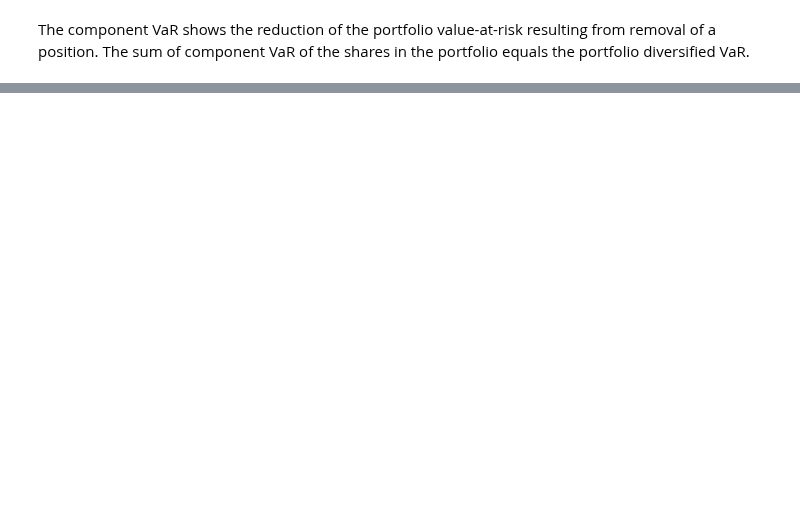
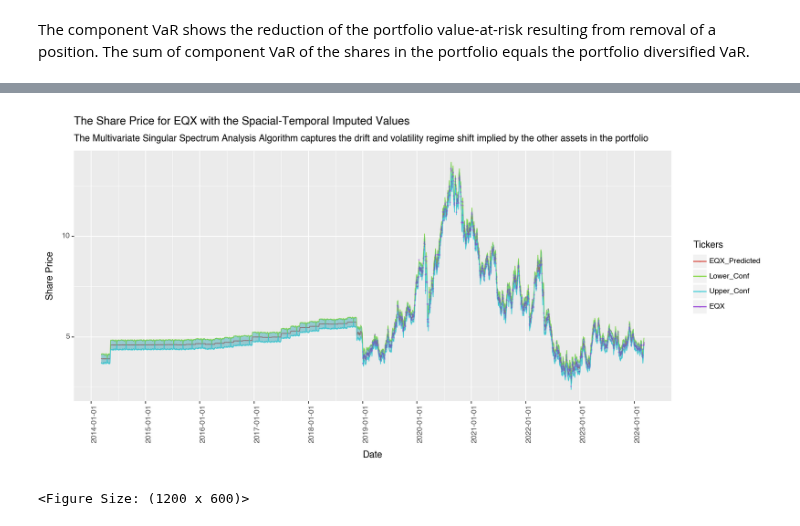
Before and after one commit to tomiadewusi/Case-Study, a Jupyter notebook: caseStudy2.ipynb, the cells around one changed output, grey strips where cells are left out. Saved outputs shown, nothing was run; the diff lists cells and outputs as text; code cells hidden in the pictures; blank space fills up the shorter version.

```diff
--- a/caseStudy2.ipynb
+++ b/caseStudy2.ipynb
@@ -60,9 +58,6 @@ makeTimeSeriesPlot(title,makeLongTimeSeriesDf(dataLookbackFull))
 # an autoregressive process via transformations. VAR just seems like a lot of work for an interview
 # question. Will investigate all possible methods a later date when I have time.
 # %%
-# dataLookbackFull.iloc[:lastNaNum,0] # These are all missing values
-# dataLookbackFull.iloc[lastNaNum:,0] # These are all valid numbers
-# dataLookbackFull.iloc[lastNaNum-1,0] # This is the last missing value
 model = mSSA(fill_in_missing = True)
 model.update_model(dataLookbackFull.reset_index(drop=True))
 
@@ -78,16 +73,16 @@ df = makeLongTimeSeriesDf(dataLookbackFull)
 longActual = df[df.Ticker == 'EQX']
 predictionsAndActual = pd.concat([longActual,longPredictions],axis=0)
 
-plot = (
+plotEQX = (
     ggplot(data=predictions.reset_index()) # we can override this data later
-    +geom_line(aes(x = 'Date', y = 'EQX_Predicted'), data=predictions.reset_index())
-    +geom_point(aes(x = 'Date', y = 'value',color = 'Ticker'),alpha = 0.5, size = 0.2, data=longActual.dropna())
-    +geom_ribbon(aes(x = 'Date',ymin='Lower_Conf', ymax="Upper_Conf"), fill="#0294a55e")
+    +geom_line(aes(x = 'Date', y = 'value',color = 'Ticker'), data=longPredictions)
+    +geom_point(aes(x = 'Date', y = 'value',color = 'Ticker'),alpha = 0.5, size = 0.1, data=longActual.dropna())
+    +geom_ribbon(aes(x = 'Date',ymin='Lower_Conf', ymax="Upper_Conf"),alpha = 0.5, fill="#0294a55e")
     + labs(
         x = 'Date',
         y = 'Share Price',
         color = 'Tickers',
-        title = "The Share Price for EQX with the Imputed Values")
+        title = "The Share Price for EQX with the Spacial-Temporal Imputed Values",
+        subtitle = 'The Multivariate Singular Spectrum Analysis Algorithm captures the drift and volatility regime shift implied by the other assets in the portfolio')
 + theme(axis_text_x = element_text(rotation = 90, hjust = 0), figure_size = (12,6))
 )
-plot
@@ -131,0 +96,5 @@ The component VaR shows the reduction of the portfolio value-at-risk resulting f
+# %%
+plotEQX
+# %% [output]
+[figure, added]
+<Figure Size: (1200 x 600)>
```
Also changed, not shown: parts of 5 cells of this notebook.
